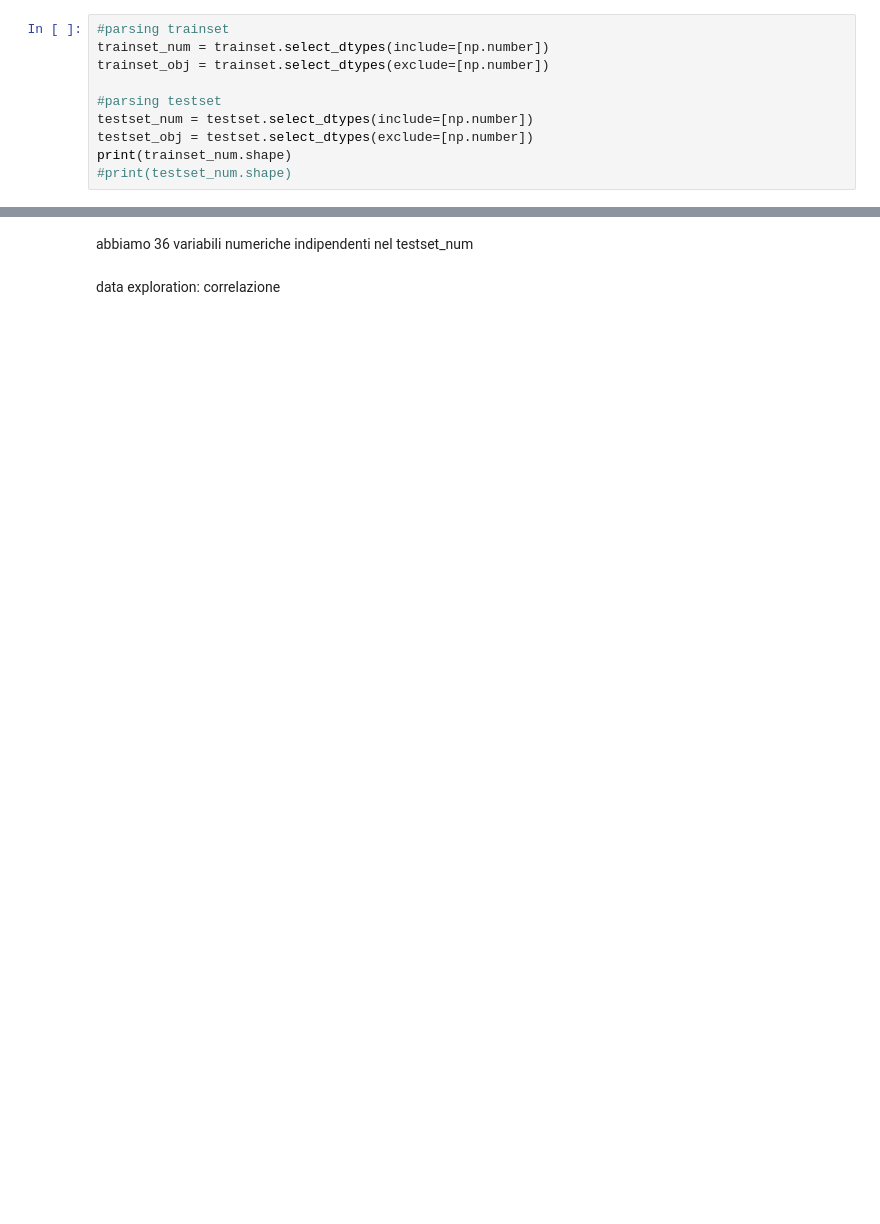
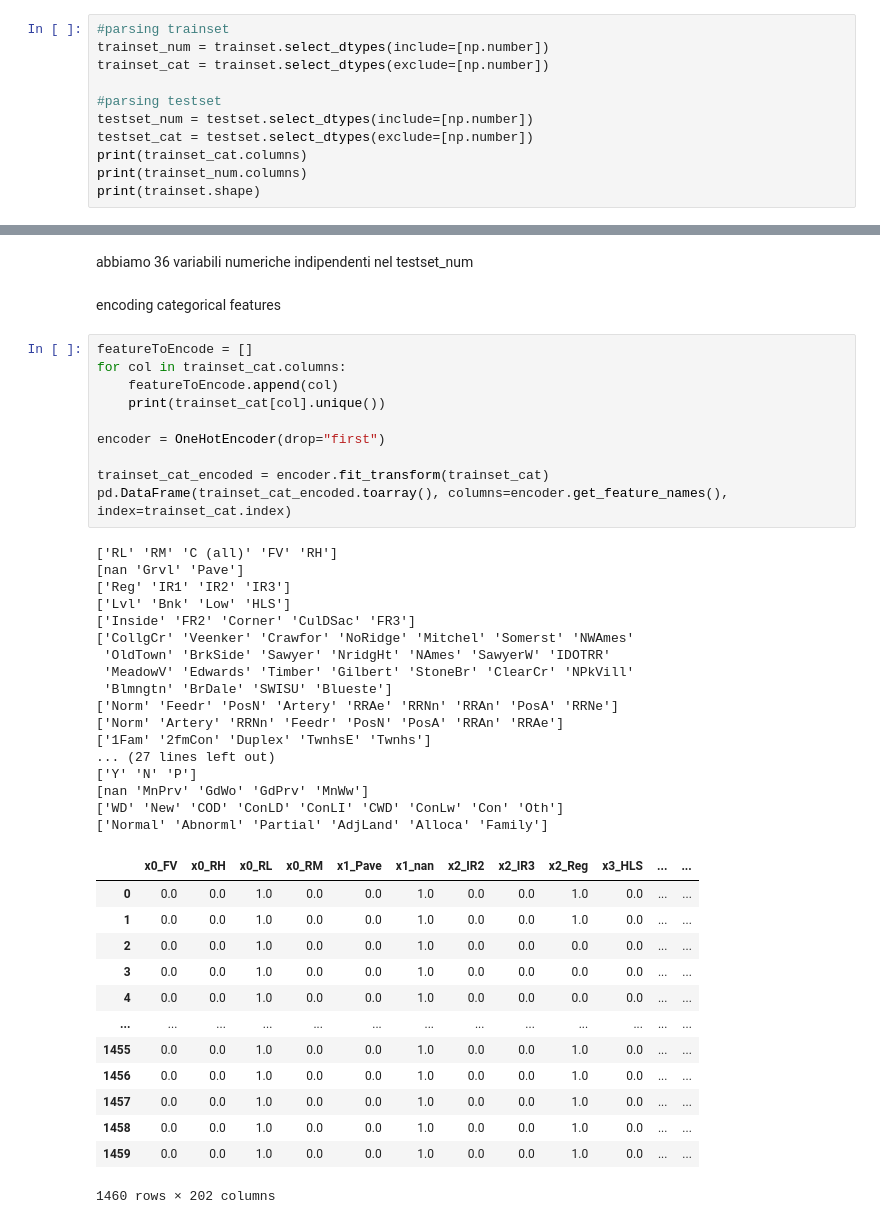
Before and after one commit to chiacchius/ML_House_prices, a Jupyter notebook: MLnotebook.ipynb, the cells around one changed output, grey strips where cells are left out. Cells and saved outputs as stored; diff of their text form; blank space fills up the shorter version.

Commit message:
change encoding with nan management

```diff
--- a/MLnotebook.ipynb
+++ b/MLnotebook.ipynb
@@ -174,11 +161,12 @@ features categoriche.
 # %%
 #parsing trainset
 trainset_num = trainset.select_dtypes(include=[np.number])
-trainset_obj = trainset.select_dtypes(exclude=[np.number])
+trainset_cat = trainset.select_dtypes(exclude=[np.number])
 
 #parsing testset
 testset_num = testset.select_dtypes(include=[np.number])
-testset_obj = testset.select_dtypes(exclude=[np.number])
-print(trainset_num.shape)
-#print(testset_num.shape)
+testset_cat = testset.select_dtypes(exclude=[np.number])
+print(trainset_cat.columns)
+print(trainset_num.columns)
+print(trainset.shape)
 # %% [output]
@@ -202,4 +192,45 @@ SalePrice
 # %% [markdown]
 abbiamo 36 variabili numeriche indipendenti nel testset_num
-# %% [markdown]
-data exploration: correlazione
+# %% [markdown]
+encoding categorical features
+# %%
+featureToEncode = []
+for col in trainset_cat.columns:
+    featureToEncode.append(col)
+    print(trainset_cat[col].unique())
+
+encoder = OneHotEncoder(drop="first")
+
+trainset_cat_encoded = encoder.fit_transform(trainset_cat)
+pd.DataFrame(trainset_cat_encoded.toarray(), columns=encoder.get_feature_names(), index=trainset_cat.index)
+# %% [output]
+['RL' 'RM' 'C (all)' 'FV' 'RH']
+[nan 'Grvl' 'Pave']
+['Reg' 'IR1' 'IR2' 'IR3']
+['Lvl' 'Bnk' 'Low' 'HLS']
+['Inside' 'FR2' 'Corner' 'CulDSac' 'FR3']
+['CollgCr' 'Veenker' 'Crawfor' 'NoRidge' 'Mitchel' 'Somerst' 'NWAmes'
+ 'OldTown' 'BrkSide' 'Sawyer' 'NridgHt' 'NAmes' 'SawyerW' 'IDOTRR'
+ 'MeadowV' 'Edwards' 'Timber' 'Gilbert' 'StoneBr' 'ClearCr' 'NPkVill'
+ 'Blmngtn' 'BrDale' 'SWISU' 'Blueste']
+['Norm' 'Feedr' 'PosN' 'Artery' 'RRAe' 'RRNn' 'RRAn' 'PosA' 'RRNe']
+['Norm' 'Artery' 'RRNn' 'Feedr' 'PosN' 'PosA' 'RRAn' 'RRAe']
+['1Fam' '2fmCon' 'Duplex' 'TwnhsE' 'Twnhs']
+... (27 lines left out)
+['Y' 'N' 'P']
+[nan 'MnPrv' 'GdWo' 'GdPrv' 'MnWw']
+['WD' 'New' 'COD' 'ConLD' 'ConLI' 'CWD' 'ConLw' 'Con' 'Oth']
+['Normal' 'Abnorml' 'Partial' 'AdjLand' 'Alloca' 'Family']
+|  | x0_FV | x0_RH | x0_RL | x0_RM | x1_Pave | x1_nan | x2_IR2 | x2_IR3 | x2_Reg | x3_HLS | ... | ... |
+| 0 | 0.0 | 0.0 | 1.0 | 0.0 | 0.0 | 1.0 | 0.0 | 0.0 | 1.0 | 0.0 | ... | ... |
+| 1 | 0.0 | 0.0 | 1.0 | 0.0 | 0.0 | 1.0 | 0.0 | 0.0 | 1.0 | 0.0 | ... | ... |
+| 2 | 0.0 | 0.0 | 1.0 | 0.0 | 0.0 | 1.0 | 0.0 | 0.0 | 0.0 | 0.0 | ... | ... |
+| 3 | 0.0 | 0.0 | 1.0 | 0.0 | 0.0 | 1.0 | 0.0 | 0.0 | 0.0 | 0.0 | ... | ... |
+| 4 | 0.0 | 0.0 | 1.0 | 0.0 | 0.0 | 1.0 | 0.0 | 0.0 | 0.0 | 0.0 | ... | ... |
+| ... | ... | ... | ... | ... | ... | ... | ... | ... | ... | ... | ... | ... |
+| 1455 | 0.0 | 0.0 | 1.0 | 0.0 | 0.0 | 1.0 | 0.0 | 0.0 | 1.0 | 0.0 | ... | ... |
+| 1456 | 0.0 | 0.0 | 1.0 | 0.0 | 0.0 | 1.0 | 0.0 | 0.0 | 1.0 | 0.0 | ... | ... |
+| 1457 | 0.0 | 0.0 | 1.0 | 0.0 | 0.0 | 1.0 | 0.0 | 0.0 | 1.0 | 0.0 | ... | ... |
+| 1458 | 0.0 | 0.0 | 1.0 | 0.0 | 0.0 | 1.0 | 0.0 | 0.0 | 1.0 | 0.0 | ... | ... |
+| 1459 | 0.0 | 0.0 | 1.0 | 0.0 | 0.0 | 1.0 | 0.0 | 0.0 | 1.0 | 0.0 | ... | ... |
+1460 rows × 202 columns
```
Also changed, not shown: parts of 7 cells of this notebook, 1 other file.
